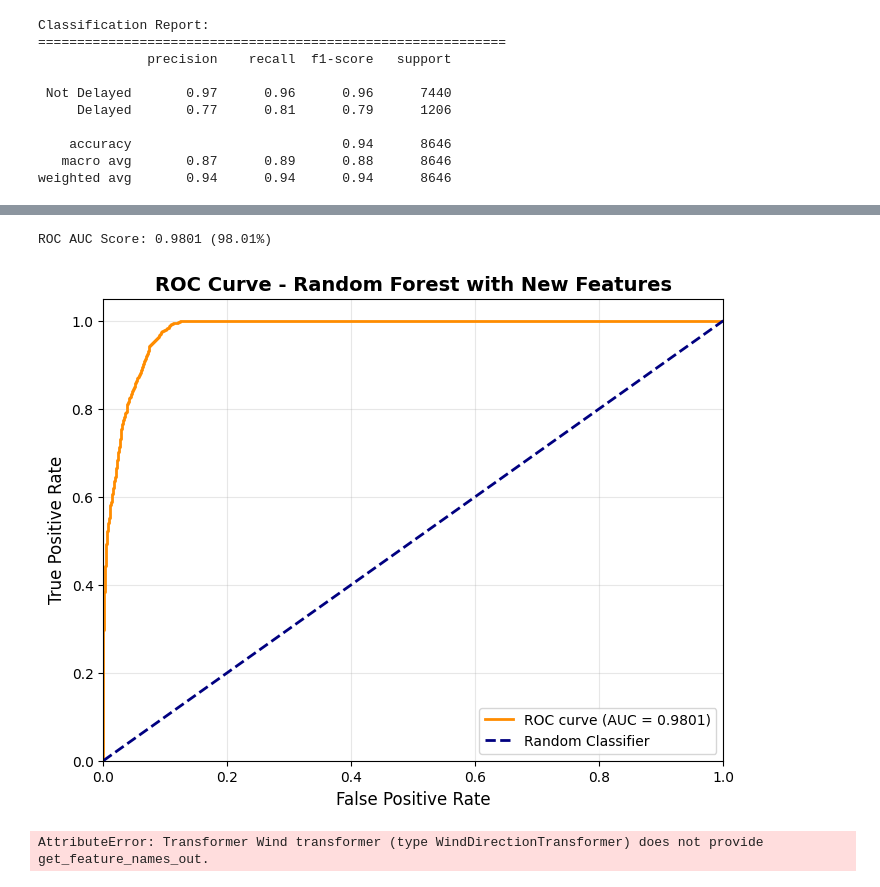
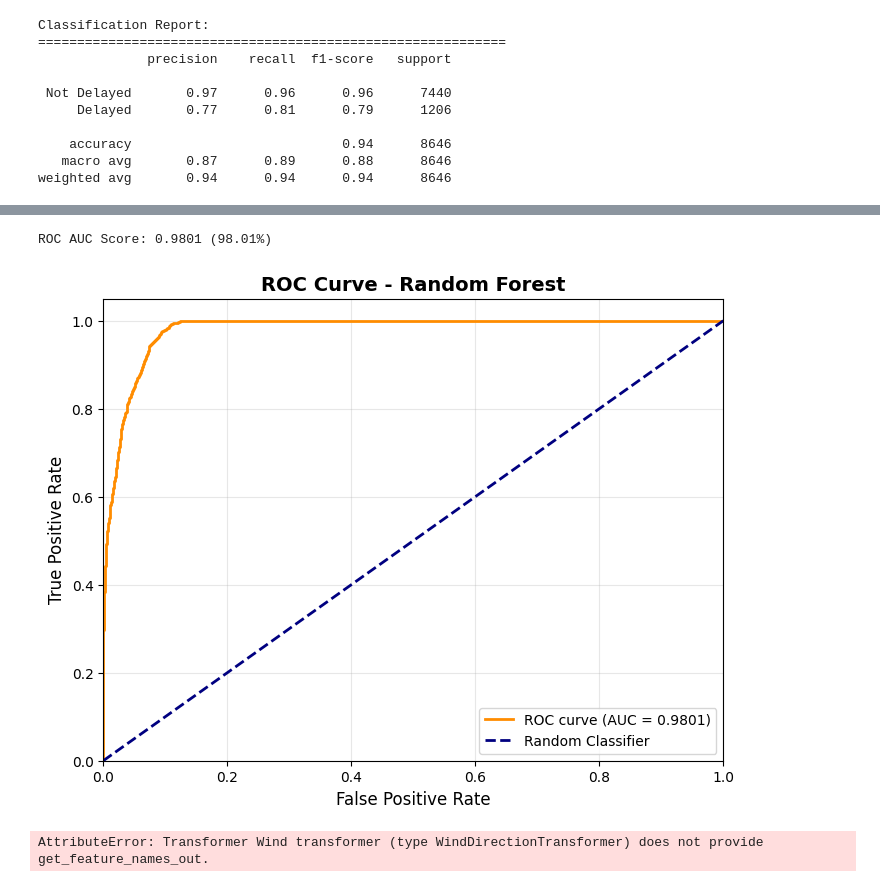
Before and after one commit to faraaz-inc/MinorProject, a Jupyter notebook: experiments3/2-randomForest.ipynb, the cells around one changed output, grey strips where cells are left out. Drawn from its saved outputs; the diff is of its cells as text; code cells hidden in the pictures.

```diff
--- a/experiments3/2-randomForest.ipynb
+++ b/experiments3/2-randomForest.ipynb
@@ -419,31 +413,31 @@ Sensitivity (True Positive Rate/Recall): 0.8118 (81.18%)
 # %%
 # ROC AUC Score and Curve
 from sklearn.metrics import roc_auc_score, roc_curve
 
 # Get prediction probabilities for ROC curve
 y_pred_proba = pipe.predict_proba(x_test)[:, 1]
 
 # Calculate ROC AUC score
 roc_auc = roc_auc_score(y_test, y_pred_proba)
 print(f'ROC AUC Score: {roc_auc:.4f} ({100 * roc_auc:.2f}%)')
 
 # Plot ROC curve
 fpr, tpr, thresholds = roc_curve(y_test, y_pred_proba)
 
 plt.figure(figsize=(8, 6))
 plt.plot(fpr, tpr, color='darkorange', lw=2, label=f'ROC curve (AUC = {roc_auc:.4f})')
 plt.plot([0, 1], [0, 1], color='navy', lw=2, linestyle='--', label='Random Classifier')
 plt.xlim([0.0, 1.0])
 plt.ylim([0.0, 1.05])
 plt.xlabel('False Positive Rate', fontsize=12)
 plt.ylabel('True Positive Rate', fontsize=12)
-plt.title('ROC Curve - Random Forest with New Features', fontsize=14, fontweight='bold')
+plt.title('ROC Curve - Random Forest', fontsize=14, fontweight='bold')
 plt.legend(loc="lower right")
 plt.grid(alpha=0.3)
 plt.show()
 # %% [output]
 ROC AUC Score: 0.9801 (98.01%)
-[figure, old version]
+[figure, new version]
 # %%
 # Feature Importance Analysis
 import pandas as pd
```
Also changed, not shown: parts of 5 cells of this notebook, 11 other files.
